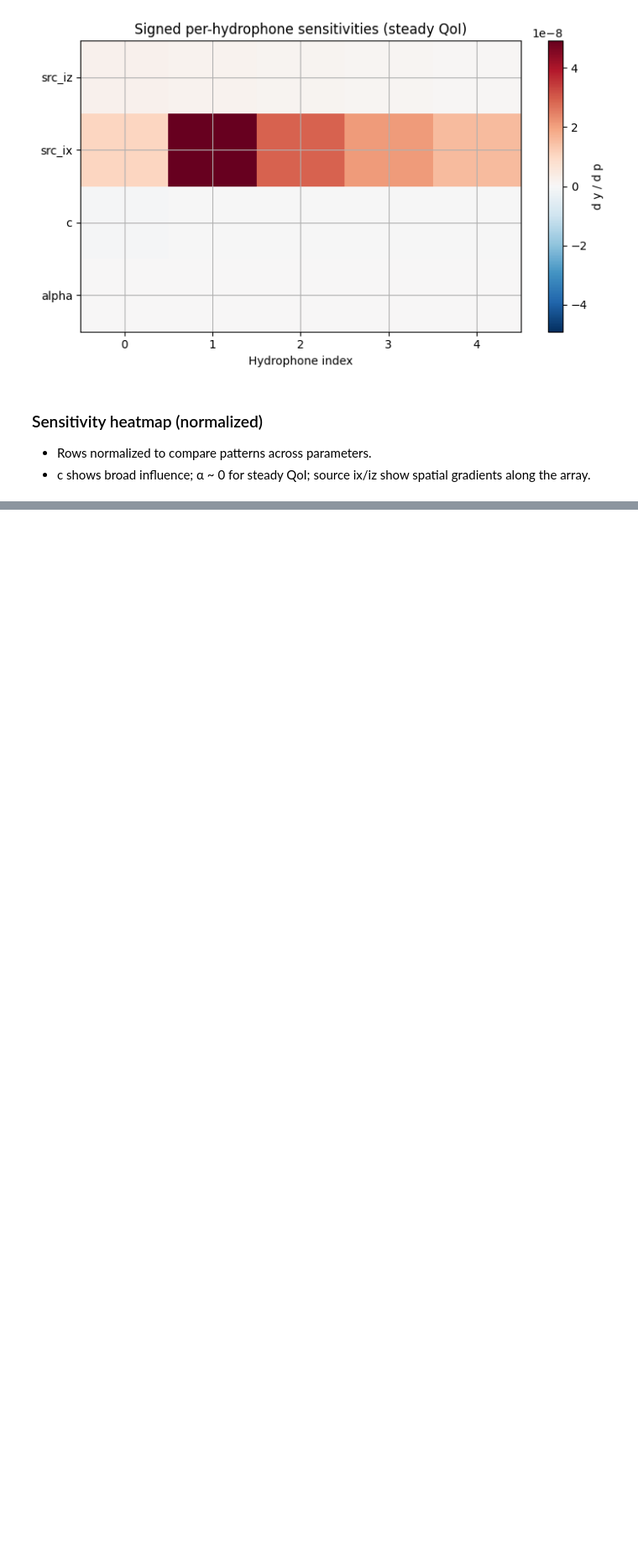
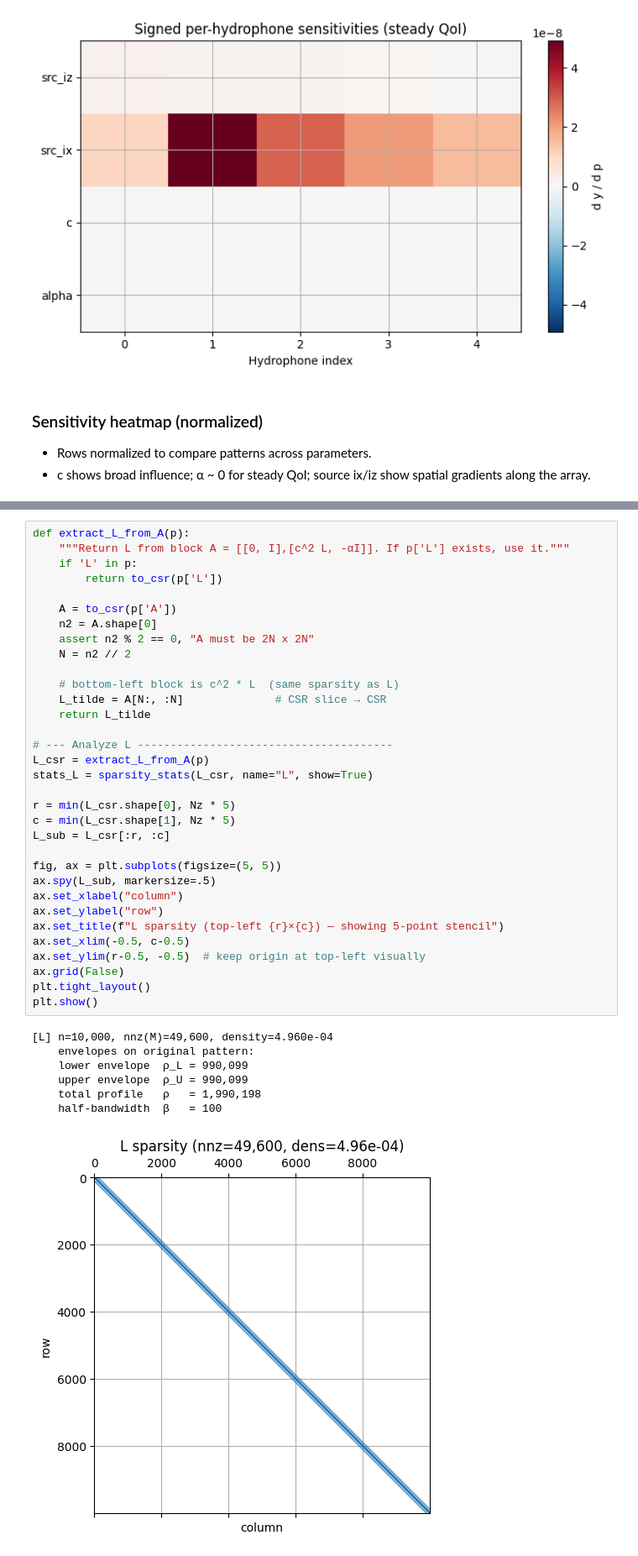
Before and after one commit to cwardlaw8/SonarSim, a Jupyter notebook: PM2.ipynb, the cells around one changed output, grey strips where cells are left out. Shown at 84% size. Saved outputs shown, nothing was run; the diff lists cells and outputs as text; blank space fills up the shorter version.

```diff
--- a/PM2.ipynb
+++ b/PM2.ipynb
@@ -512,0 +657,41 @@ plt.tight_layout(); plt.show()
+# %%
+def extract_L_from_A(p):
+    """Return L from block A = [[0, I],[c^2 L, -αI]]. If p['L'] exists, use it."""
+    if 'L' in p:
+        return to_csr(p['L'])
+
+    A = to_csr(p['A'])
+    n2 = A.shape[0]
+    assert n2 % 2 == 0, "A must be 2N x 2N"
+    N = n2 // 2
+
+    # bottom-left block is c^2 * L  (same sparsity as L)
+    L_tilde = A[N:, :N]              # CSR slice → CSR
+    return L_tilde
+
+# --- Analyze L ---------------------------------------
+L_csr = extract_L_from_A(p)
+stats_L = sparsity_stats(L_csr, name="L", show=True)
+
+r = min(L_csr.shape[0], Nz * 5)
+c = min(L_csr.shape[1], Nz * 5)
+L_sub = L_csr[:r, :c]
+
+fig, ax = plt.subplots(figsize=(5, 5))
+ax.spy(L_sub, markersize=.5)
+ax.set_xlabel("column")
+ax.set_ylabel("row")
+ax.set_title(f"L sparsity (top-left {r}×{c}) — showing 5-point stencil")
+ax.set_xlim(-0.5, c-0.5)
+ax.set_ylim(r-0.5, -0.5)  # keep origin at top-left visually
+ax.grid(False)
+plt.tight_layout()
+plt.show()
+# %% [output]
+[L] n=10,000, nnz(M)=49,600, density=4.960e-04
+    envelopes on original pattern:
+    lower envelope  ρ_L = 990,099
+    upper envelope  ρ_U = 990,099
+    total profile   ρ   = 1,990,198
+    half-bandwidth  β   = 100
+[figure, added]
```
Also changed, not shown: parts of 12 cells of this notebook, 6 other files.
